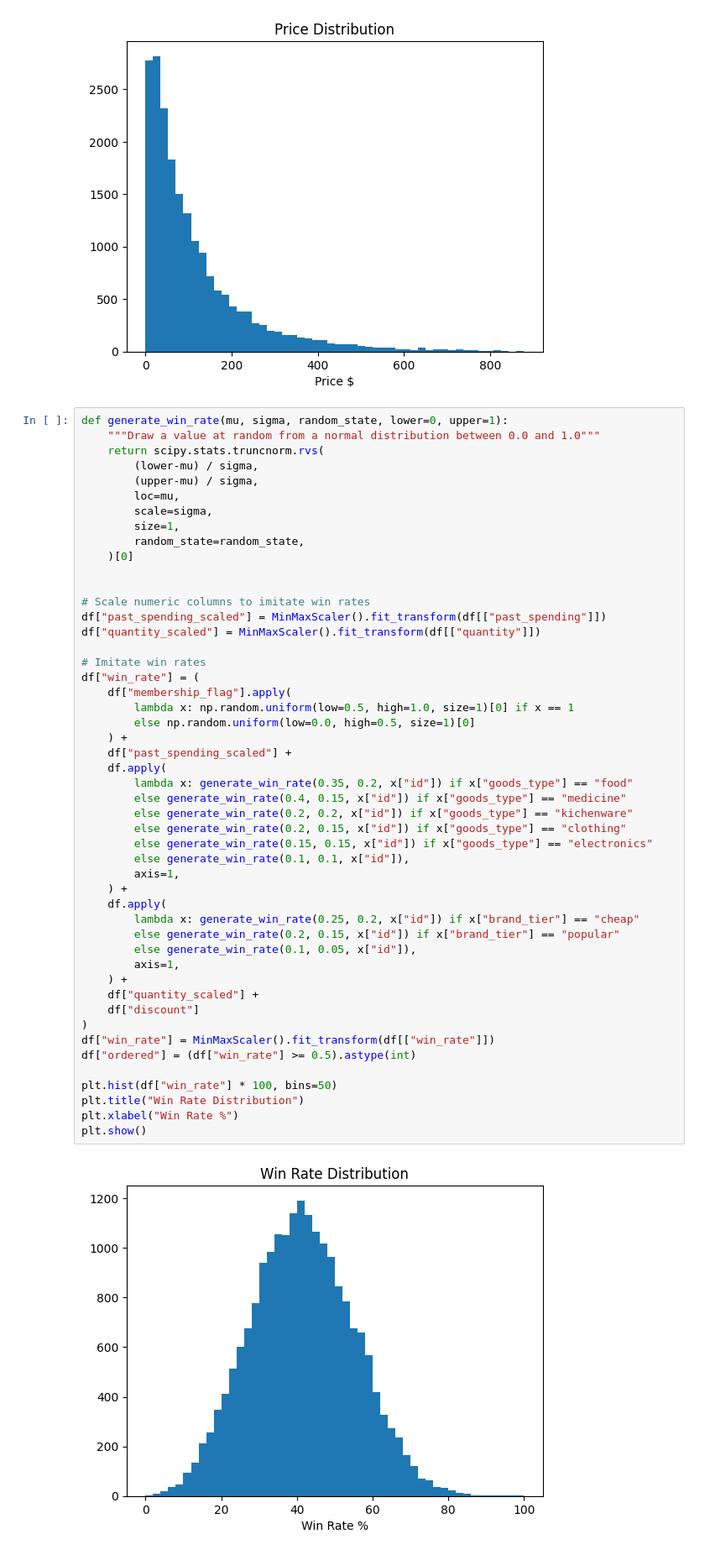
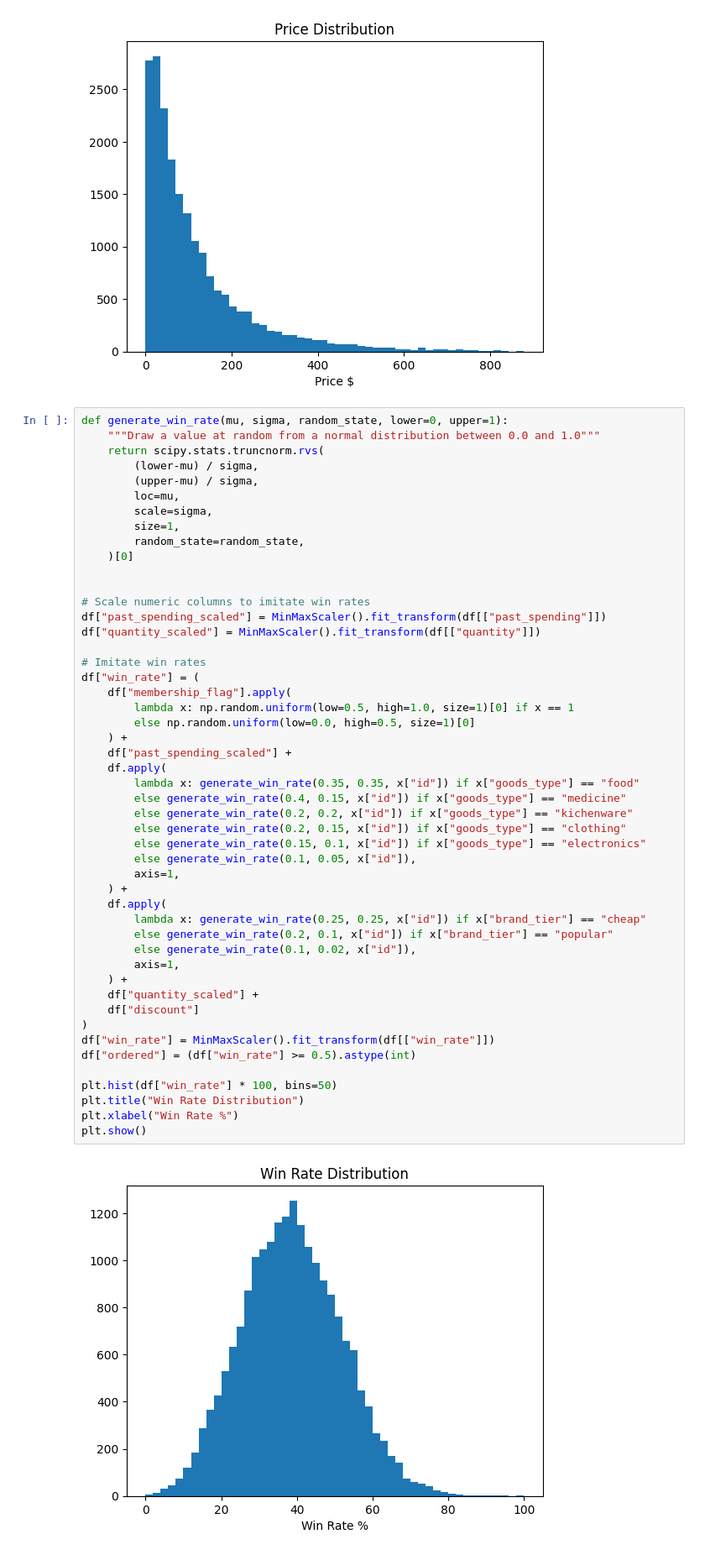
Before and after one commit to Q-shick/ecommerce_price_sensitivity, a Jupyter notebook: ecommerce-synthetic-data.ipynb, the cells around one changed output. Shown at 84% size. Cells and saved outputs as stored; diff of their text form.

Commit message:
Kaggle Notebook | ecommerce_synthetic_data | Adjusted win rates

```diff
--- a/ecommerce-synthetic-data.ipynb
+++ b/ecommerce-synthetic-data.ipynb
@@ -102,40 +102,40 @@ def generate_win_rate(mu, sigma, random_state, lower=0, upper=1):
 df["past_spending_scaled"] = MinMaxScaler().fit_transform(df[["past_spending"]])
 df["quantity_scaled"] = MinMaxScaler().fit_transform(df[["quantity"]])
 
 # Imitate win rates
 df["win_rate"] = (
     df["membership_flag"].apply(
         lambda x: np.random.uniform(low=0.5, high=1.0, size=1)[0] if x == 1
         else np.random.uniform(low=0.0, high=0.5, size=1)[0]
     ) +
     df["past_spending_scaled"] +
     df.apply(
-        lambda x: generate_win_rate(0.35, 0.2, x["id"]) if x["goods_type"] == "food"
+        lambda x: generate_win_rate(0.35, 0.35, x["id"]) if x["goods_type"] == "food"
         else generate_win_rate(0.4, 0.15, x["id"]) if x["goods_type"] == "medicine"
         else generate_win_rate(0.2, 0.2, x["id"]) if x["goods_type"] == "kichenware"
         else generate_win_rate(0.2, 0.15, x["id"]) if x["goods_type"] == "clothing"
-        else generate_win_rate(0.15, 0.15, x["id"]) if x["goods_type"] == "electronics"
-        else generate_win_rate(0.1, 0.1, x["id"]),
+        else generate_win_rate(0.15, 0.1, x["id"]) if x["goods_type"] == "electronics"
+        else generate_win_rate(0.1, 0.05, x["id"]),
         axis=1,
     ) +
     df.apply(
-        lambda x: generate_win_rate(0.25, 0.2, x["id"]) if x["brand_tier"] == "cheap"
-        else generate_win_rate(0.2, 0.15, x["id"]) if x["brand_tier"] == "popular"
-        else generate_win_rate(0.1, 0.05, x["id"]),
+        lambda x: generate_win_rate(0.25, 0.25, x["id"]) if x["brand_tier"] == "cheap"
+        else generate_win_rate(0.2, 0.1, x["id"]) if x["brand_tier"] == "popular"
+        else generate_win_rate(0.1, 0.02, x["id"]),
         axis=1,
     ) +
     df["quantity_scaled"] +
     df["discount"]
 )
 df["win_rate"] = MinMaxScaler().fit_transform(df[["win_rate"]])
 df["ordered"] = (df["win_rate"] >= 0.5).astype(int)
 
 plt.hist(df["win_rate"] * 100, bins=50)
 plt.title("Win Rate Distribution")
 plt.xlabel("Win Rate %")
 plt.show()
 # %% [output]
-[figure, old version]
+[figure, new version]
 # %%
 training_data = pd.concat(
     [
```
